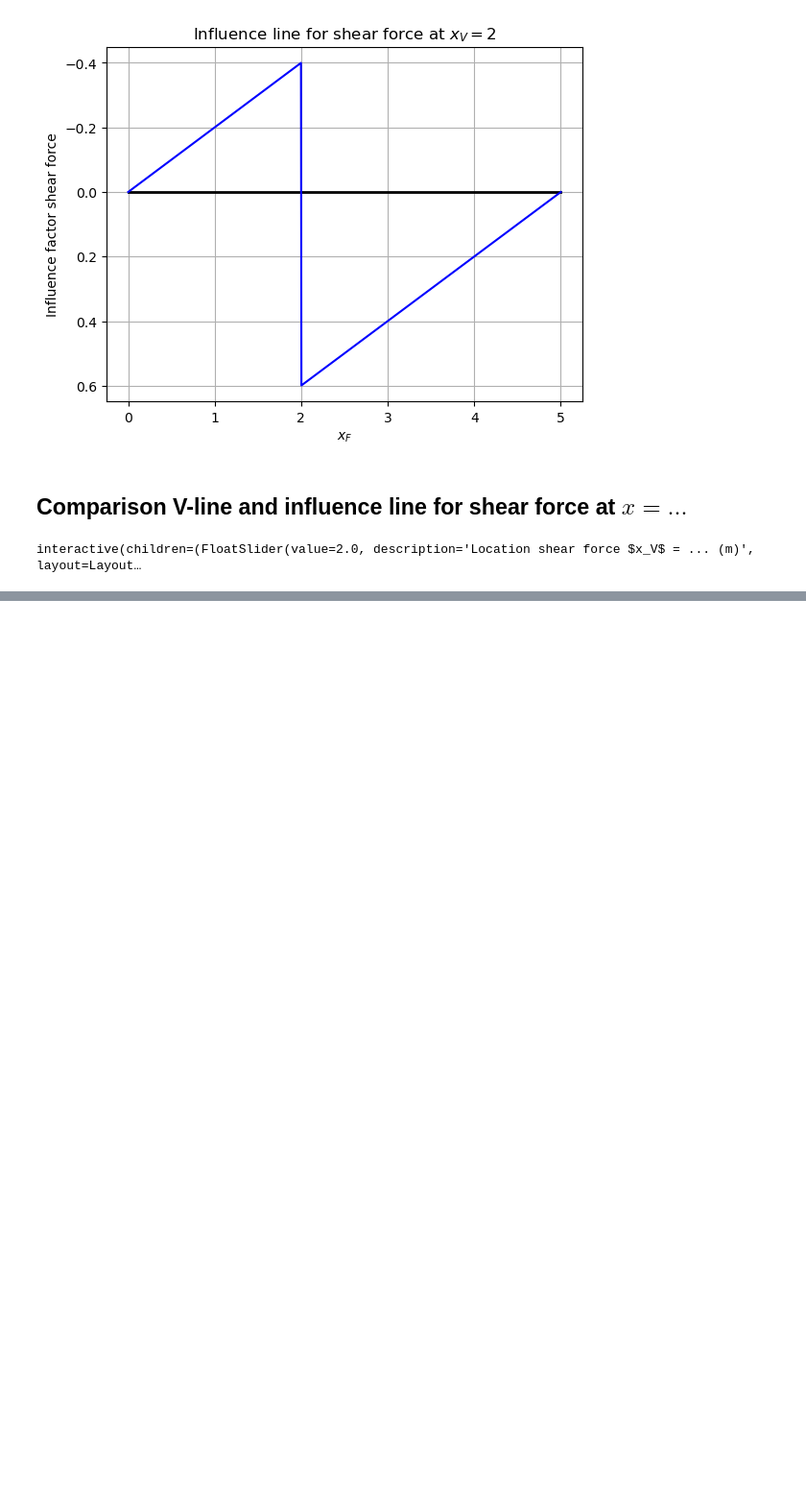
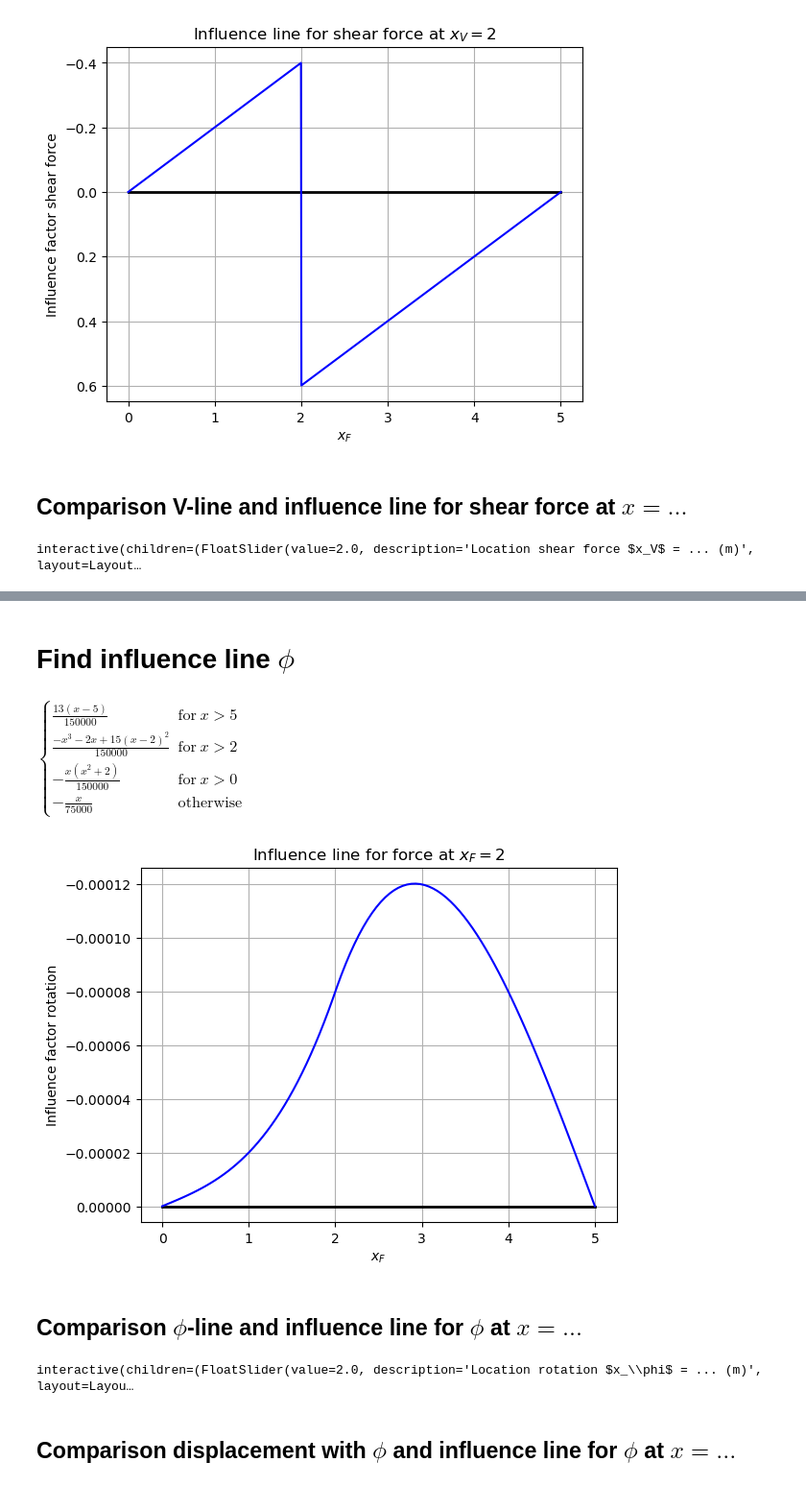
Before and after one commit to Tom-van-Woudenberg/Shared_notebooks, a Jupyter notebook: Structural_Mechanics_4/Interactive_influence_line_simple.ipynb, the cells around one changed output, grey strips where cells are left out. Shown at 96% size. Cells and saved outputs as stored; diff of their text form; code cells hidden in the pictures; blank space fills up the shorter version.

```diff
--- a/Structural_Mechanics_4/Interactive_influence_line_simple.ipynb
+++ b/Structural_Mechanics_4/Interactive_influence_line_simple.ipynb
@@ -309,0 +444,67 @@ interactive(children=(FloatSlider(value=2.0, description='Location shear force $
+# %% [markdown]
+# Find influence line $\phi$
+# %%
+q = -Bv * sp.SingularityFunction(x,L,-1) - Av * sp.SingularityFunction(x,0,-1) + 1 * sp.SingularityFunction(x,a,-2)
+V = -sp.integrate(q,x)+C1
+M = sp.integrate(V,x)+C2
+kappa = M / EI
+phi = sp.integrate(kappa,x)+C3
+w = -sp.integrate(phi,x)+C4
+eq1 = sp.Eq(w.subs(x,0),0)
+eq2 = sp.Eq(w.subs(x,L),0)
+eq3 = sp.Eq(M.subs(x,0),0)
+eq4 = sp.Eq(M.subs(x,L),0)
+eq5 = sp.Eq(V.subs(x,-1),0)
+eq6 = sp.Eq(V.subs(x,L+1),0)
+sol = sp.solve([eq1,eq2,eq3,eq4,eq5,eq6],[C1,C2,C3,C4,Av,Bv])
+w_sol = w.subs(sol)
+w_subs = w_sol.subs([(L,5),(a,2),(EI,5000)])
+w_inf_numpy = sp.lambdify([L,a,EI,x],w_sol.rewrite(sp.Piecewise))
+
+display(sp.simplify(w_subs.rewrite(sp.Piecewise)))
+x_plot = np.linspace(0,5,100)
+plt.plot([0,5],[0,0],color='black',linewidth=2)
+plt.plot(x_plot,w_inf_numpy(L=5,a=2,EI=5000,x=x_plot),color="blue")
+plt.xlabel('$x_F$')
+plt.ylabel('Influence factor rotation')
+axs = plt.gca()
+axs.grid()
+axs.invert_yaxis()
+title0 = 'Influence line for force at $x_F =  2 $'
+axs.set_title(title0);
+# %% [output]
+$\displaystyle \begin{cases} \frac{13 \left(x - 5\right)}{150000} & \text{for}\: x > 5 \\\frac{- x^{3} - 2 x + 15 \left(x - 2\right)^{2}}{150000} & \text{for}\: x > 2 \\- \frac{x \left(x^{2} + 2\right)}{150000} & \text{for}\: x > 0 \\- \frac{x}{75000} & \text{otherwise} \end{cases}$
+[figure, added]
+# %% [markdown]
+## Comparison $\phi$-line and influence line for $\phi$ at $x = ...$ #
+# %%
+def func(a,b):
+    x = np.linspace(0,5.0001,1200)
+    fig, axs = plt.subplots(2, 1, figsize=(7, 6))
+    axs[0].plot([0,5],[0,0],color='black',linewidth=2)
+    axs[0].grid()
+    axs[0].plot(x,phi_numpy(5,b,5000,x),color='blue')
+    axs[0].plot(a,phi_numpy(5,b,5000,a),marker='o')
+    axs[0].annotate('%.2f mm' % np.round(phi_numpy(5,b,5000,a)*1000,2),xy = [a,phi_numpy(5,b,5000,a)-0.00005])
+    axs[0].annotate(text='', xy=(b,0), xytext=(b,-0.0003), arrowprops=dict(arrowstyle='simple'))
+    axs[0].set_ylim([-0.00045,0.00045])
+    axs[0].invert_yaxis()
+    title0 = 'Displacement for force at at $x_F = '+str(b)+'$, showing displacement at $x_w = '+str(a)+'$'
+    axs[0].set_title(title0)
+    axs[1].plot([0,5],[0,0],color='black',linewidth=2)
+    axs[1].grid()
+    axs[1].plot(x,w_inf_numpy(5,a,5000,x),color='blue')
+    axs[1].plot(b,w_inf_numpy(5,a,5000,b),marker='o')
+    axs[1].annotate('%.2f mm' % np.round(w_inf_numpy(5,a,5000,b)*1000,2),xy = [b,w_inf_numpy(5,a,5000,b)-0.00005])
+    axs[1].set_ylim([-0.00045,0.00045])
+    axs[1].invert_yaxis()
+    title1 = 'Influence line for displacement at $x_w = '+str(a)+'$'
+    axs[1].set_title(title1)
+
+
+interact(func, a = widgets.FloatSlider(min=0, max=5, value=2, step=0.2, description="Location rotation $x_\phi$ = ... (m)",readout_format='.1f',style= {'description_width': '250px'},layout = {'width': '500px'}),
+         b = widgets.FloatSlider(min=0, max=5, value=2, step=0.2, description="Location force $x_F$ = ... (m)",readout_format='.1f',style= {'description_width': '250px'},layout = {'width': '500px'}) );
+# %% [output]
+interactive(children=(FloatSlider(value=2.0, description='Location rotation $x_\\phi$ = ... (m)', layout=Layou…
+# %% [markdown]
+## Comparison displacement with $\phi$ and influence line for $\phi$ at $x = ...$ #
```
Also changed, not shown: parts of 10 cells of this notebook.
